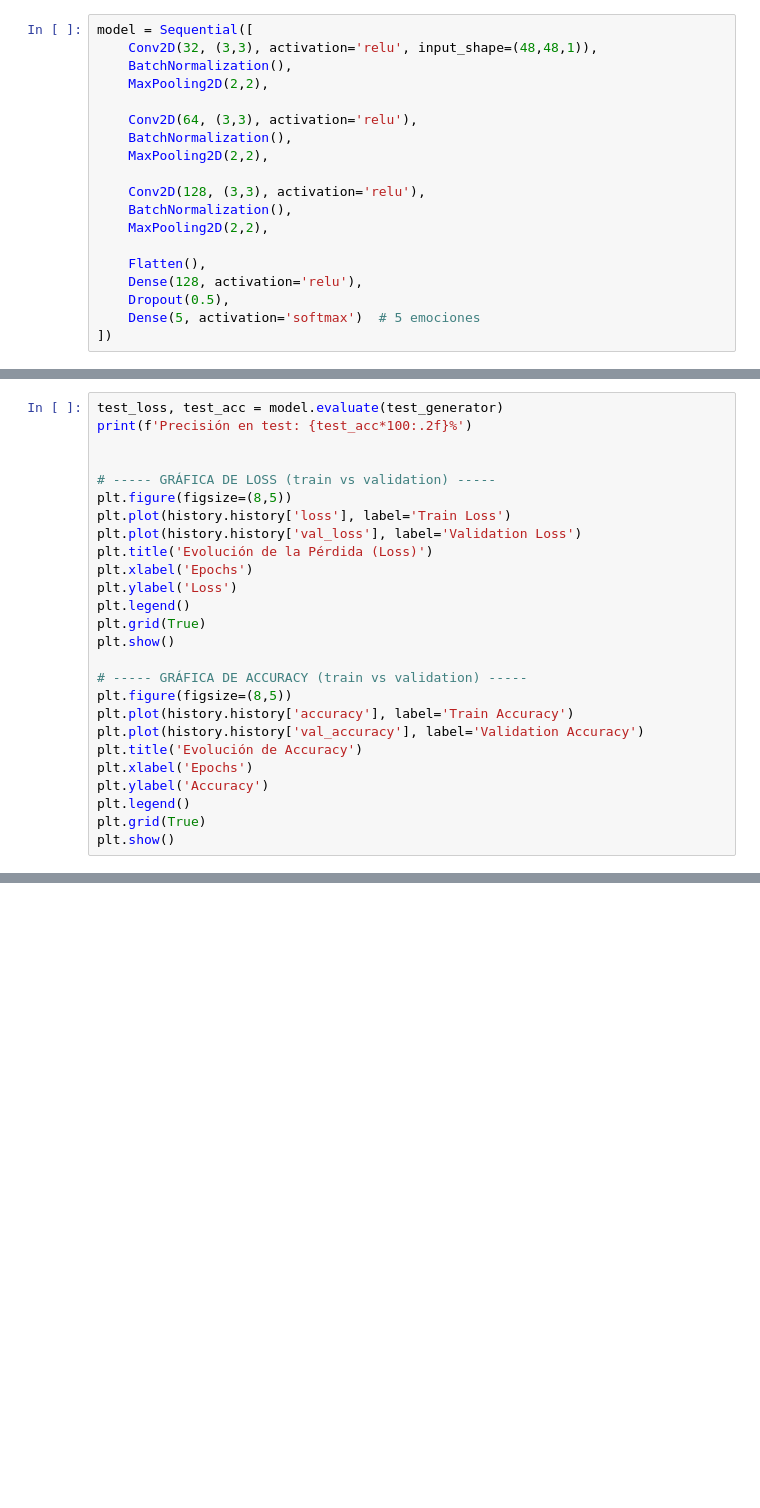
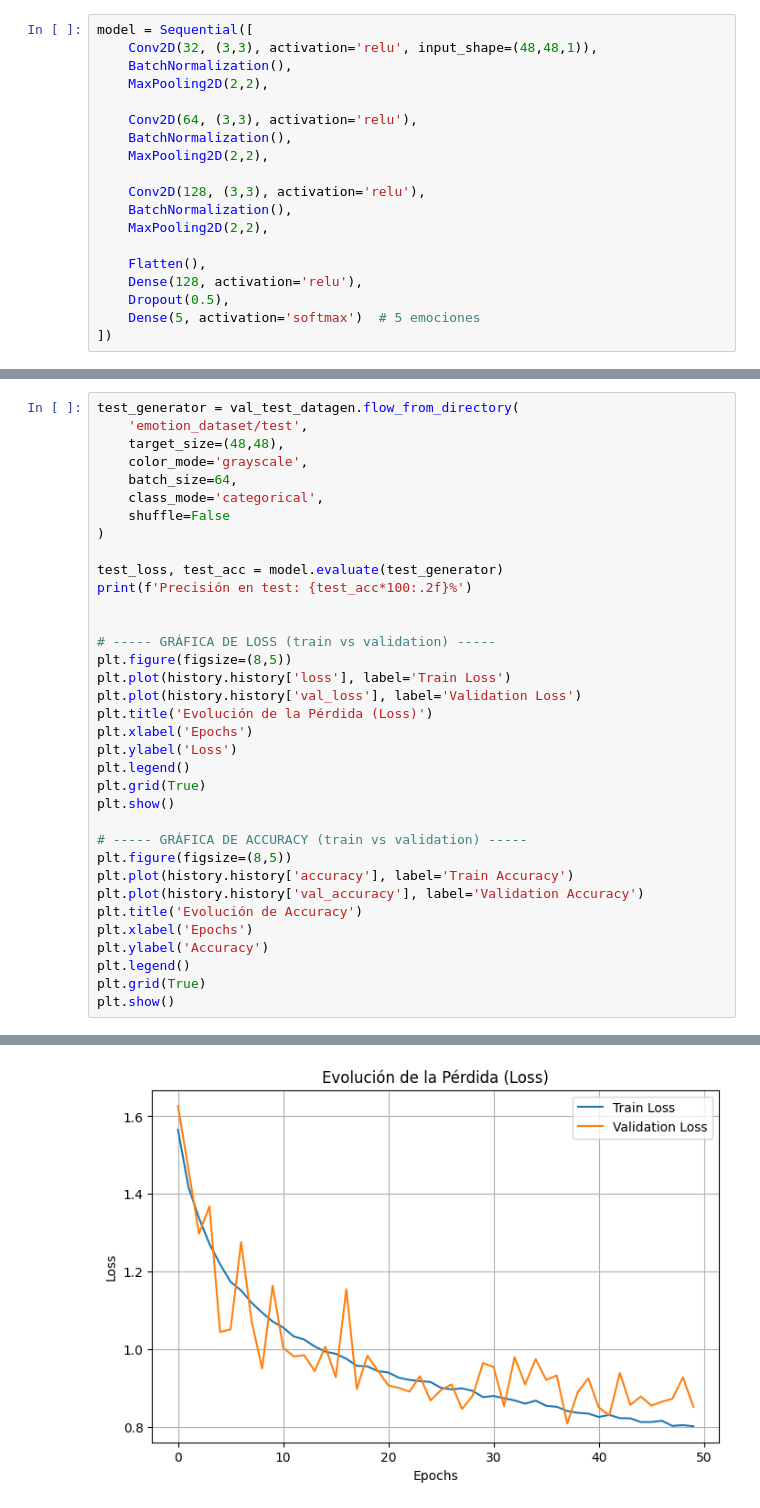
Before and after one commit to miguelink113/VC_P5_MCH, a Jupyter notebook: training_emotions_detector.ipynb, the cells around one changed output, grey strips where cells are left out. Drawn from its saved outputs; the diff is of its cells as text; blank space fills up the shorter version.

```diff
--- a/training_emotions_detector.ipynb
+++ b/training_emotions_detector.ipynb
@@ -171,4 +177,13 @@ Epoch 50/50
 # %%
+test_generator = val_test_datagen.flow_from_directory(
+    'emotion_dataset/test',
+    target_size=(48,48),
+    color_mode='grayscale',
+    batch_size=64,
+    class_mode='categorical',
+    shuffle=False
+)
+
 test_loss, test_acc = model.evaluate(test_generator)
 print(f'Precisión en test: {test_acc*100:.2f}%')
 
@@ -199,0 +216 @@ Precisión en test: 68.44%
+[figure, added]
```
Also changed, not shown: parts of 6 cells of this notebook, 2 other files.
